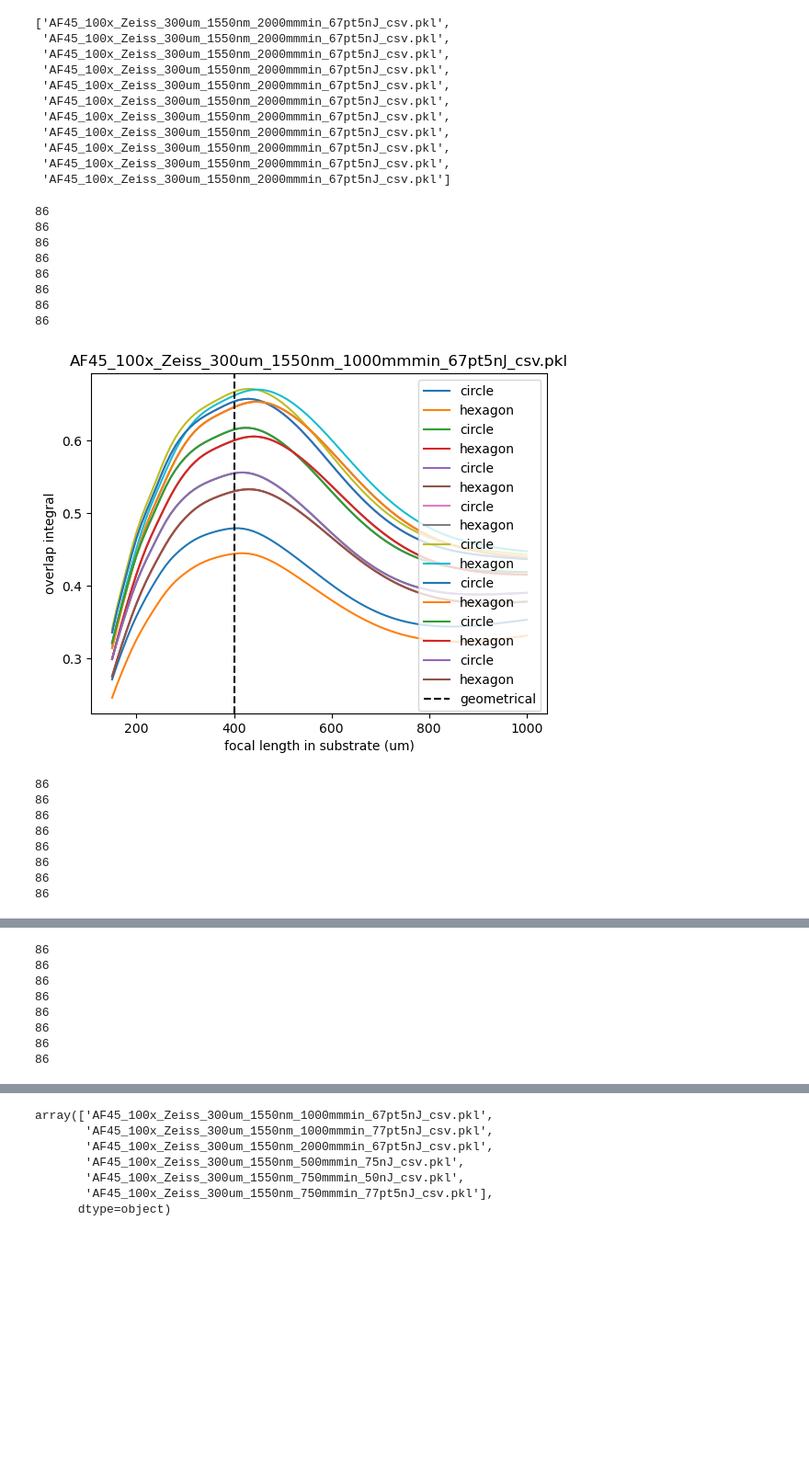
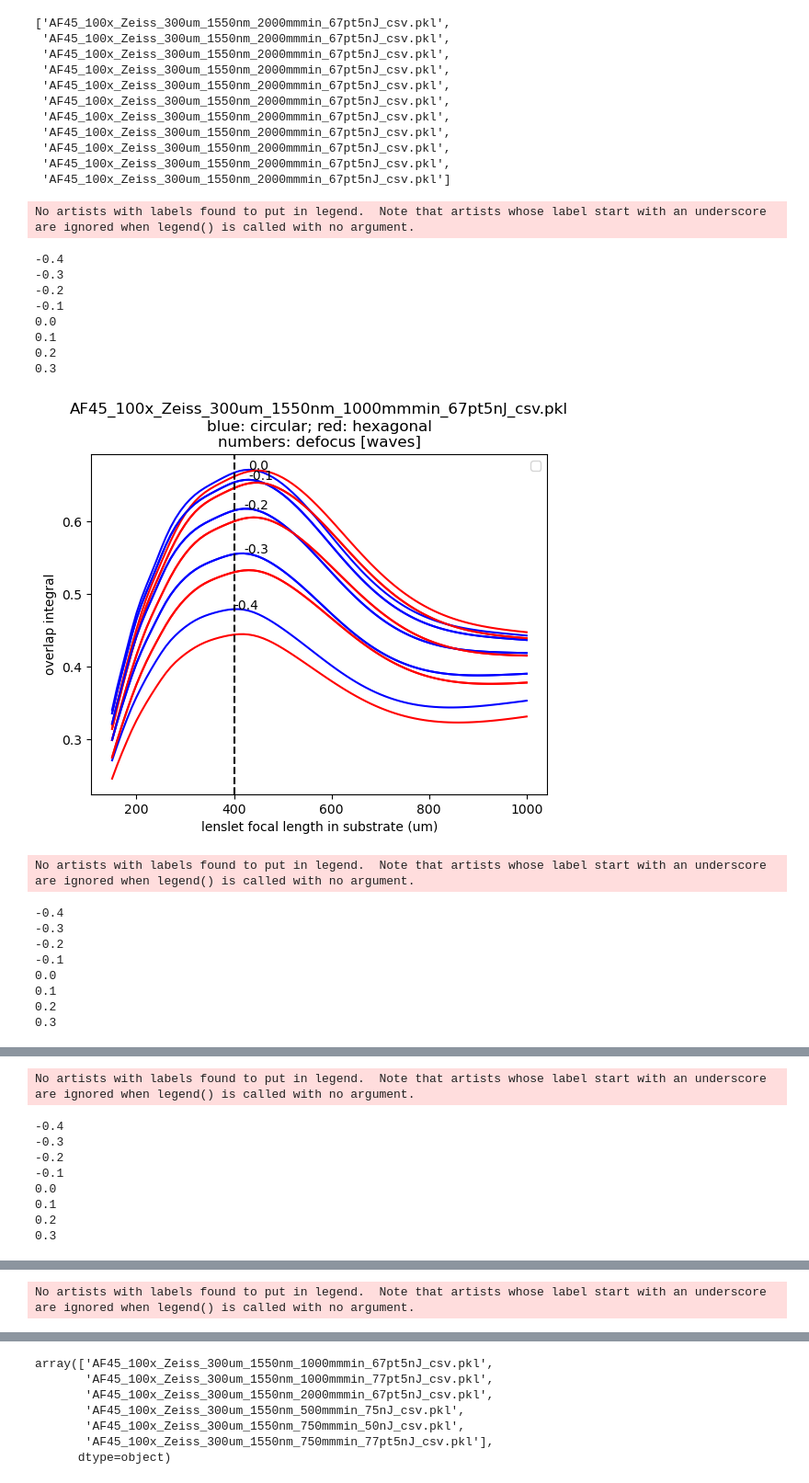
Before and after one commit to mwanakijiji/glint_misc, a Jupyter notebook: notebooks/plot_numerical_solns.ipynb, the cells around one changed output, grey strips where cells are left out. Shown at 92% size. Saved outputs shown, nothing was run; the diff lists cells and outputs as text; code cells hidden in the pictures; blank space fills up the shorter version.

Commit message:
integral plots working, fraunhofer

```diff
--- a/notebooks/plot_numerical_solns.ipynb
+++ b/notebooks/plot_numerical_solns.ipynb
@@ -45,49 +45,49 @@ list(df.where(df['overl_int_circ'] > 0.71).dropna()['wg_mode'])
 # %%
 # separate by waveguide mode
 
 wg_unique_list = df['wg_mode'].drop_duplicates().values
 defocus_unique_list = df['defocus (waves)'].drop_duplicates().values
 
 for wg_this in wg_unique_list:
     for defocus_this in defocus_unique_list:
 
-        # print(defocus_this)
-        #print(wg_this)
         idx = np.logical_and(df['wg_mode'] == wg_this, df['defocus (waves)'] == defocus_this)
-
-        #idx2 = df['wg_mode'] == wg_this
-
-        print(sum(idx))
 
         df_this_combo = df.loc[idx]
 
-        #plt.clf()
-        #plt.scatter(df_this_waveguide['f_lens_substrate micron'],df_this_waveguide['overl_int_circ'],marker='o',label='circle',s=15)
-        #plt.scatter(df_this_waveguide['f_lens_substrate micron'],df_this_waveguide['overlap_int_hex'],marker='h',label='hexagon',s=15)
-        plt.plot(df_this_combo['f_lens_substrate micron'],df_this_combo['overl_int_circ'], label='circle')
-        plt.plot(df_this_combo['f_lens_substrate micron'],df_this_combo['overlap_int_hex'], label='hexagon')
+        plt.plot(df_this_combo['f_lens_substrate micron'],df_this_combo['overl_int_circ'], color='blue')
+        plt.plot(df_this_combo['f_lens_substrate micron'],df_this_combo['overlap_int_hex'], color='red')
 
-    plt.axvline(x=401.4,linestyle='--',color='k',label='geometrical')
-    plt.xlabel('focal length in substrate (um)')
+        idx_max = df_this_combo['overl_int_circ'] == np.max(df_this_combo['overl_int_circ'])
+
+        print(defocus_this)
+        if defocus_this < 0.1:
+            plt.annotate( str(defocus_this), (df_this_combo['f_lens_substrate micron'].loc[idx_max], df_this_combo['overl_int_circ'].loc[idx_max]) )
+
+    plt.axvline(x=400.,linestyle='--',color='k')
+
+    plt.xlabel('lenslet focal length in substrate (um)')
     plt.ylabel('overlap integral')
     plt.legend()
-    plt.title(wg_this)
+    plt.title(wg_this + '\n' + 'blue: circular; red: hexagonal' + '\n' + 'numbers: defocus [waves]')
     plt.show()
 # %% [output]
-86
-86
-86
-86
-86
-86
-86
-86
+No artists with labels found to put in legend.  Note that artists whose label start with an underscore are ignored when legend() is called with no argument.
+-0.4
+-0.3
+-0.2
+-0.1
+0.0
+0.1
+0.2
+0.3
-[figure, old version]
+[figure, new version]
-86
-86
-86
-86
-86
-86
-86
-86
+No artists with labels found to put in legend.  Note that artists whose label start with an underscore are ignored when legend() is called with no argument.
+-0.4
+-0.3
+-0.2
+-0.1
+0.0
+0.1
+0.2
+0.3
@@ -95,8 +95,9 @@ for wg_this in wg_unique_list:
-86
-86
-86
-86
-86
-86
-86
-86
+No artists with labels found to put in legend.  Note that artists whose label start with an underscore are ignored when legend() is called with no argument.
+-0.4
+-0.3
+-0.2
+-0.1
+0.0
+0.1
+0.2
+0.3
@@ -111,0 +105 @@ for wg_this in wg_unique_list:
+No artists with labels found to put in legend.  Note that artists whose label start with an underscore are ignored when legend() is called with no argument.
```
Also changed, not shown: parts of 1 cell of this notebook.
